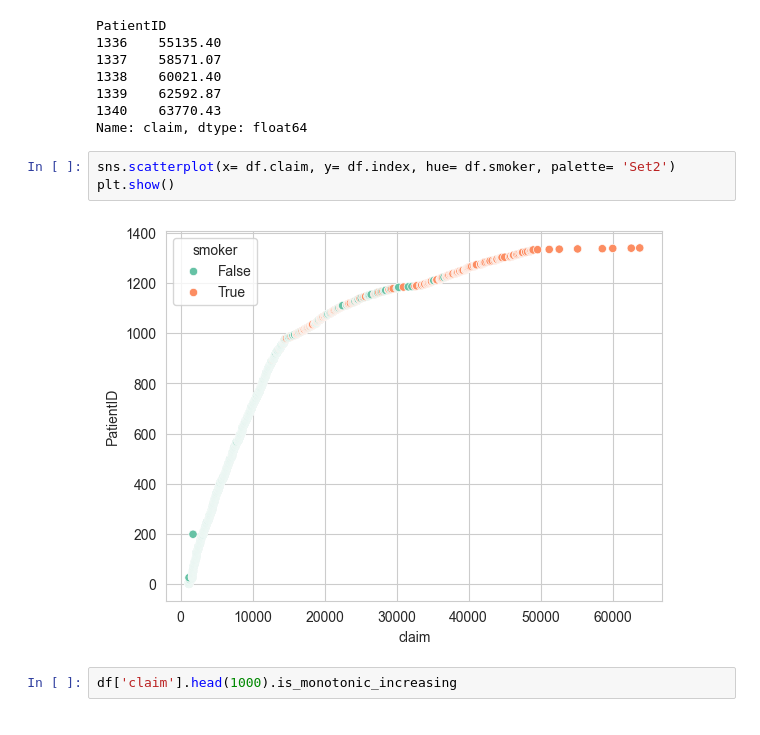
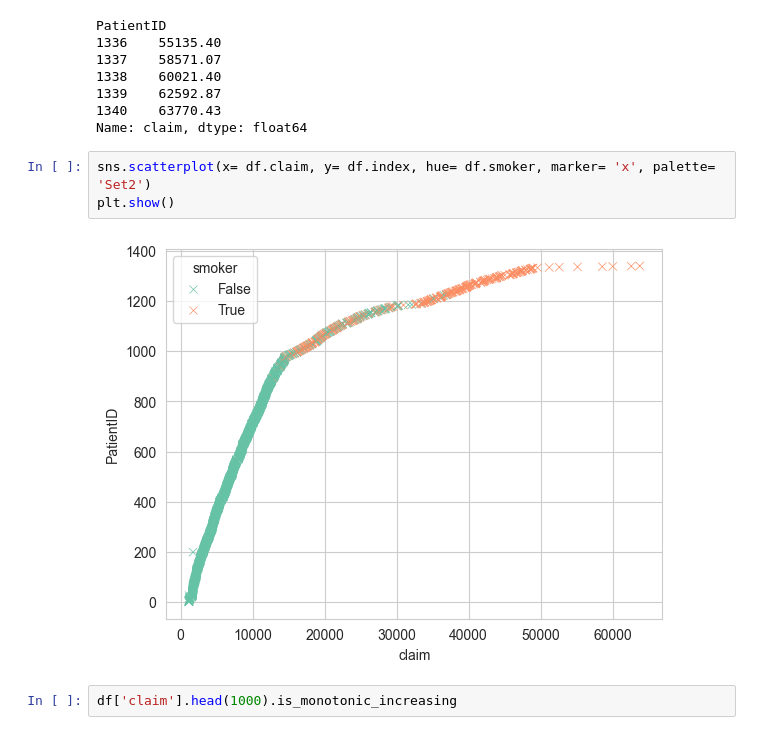
Before and after one commit to SaurabhSSB/medical-expense-analysis, a Jupyter notebook: 2_eda.ipynb, the cells around one changed output. Cells and saved outputs as stored; diff of their text form.

```diff
--- a/2_eda.ipynb
+++ b/2_eda.ipynb
@@ -257,10 +257,10 @@ PatientID
 1340    63770.43
 Name: claim, dtype: float64
 # %%
-sns.scatterplot(x= df.claim, y= df.index, hue= df.smoker, palette= 'Set2')
+sns.scatterplot(x= df.claim, y= df.index, hue= df.smoker, marker= 'x', palette= 'Set2')
 plt.show()
 # %% [output]
-[figure, old version]
+[figure, new version]
 # %%
 df['claim'].head(1000).is_monotonic_increasing
 # %% [output]
```
Also changed, not shown: parts of 9 cells of this notebook.
